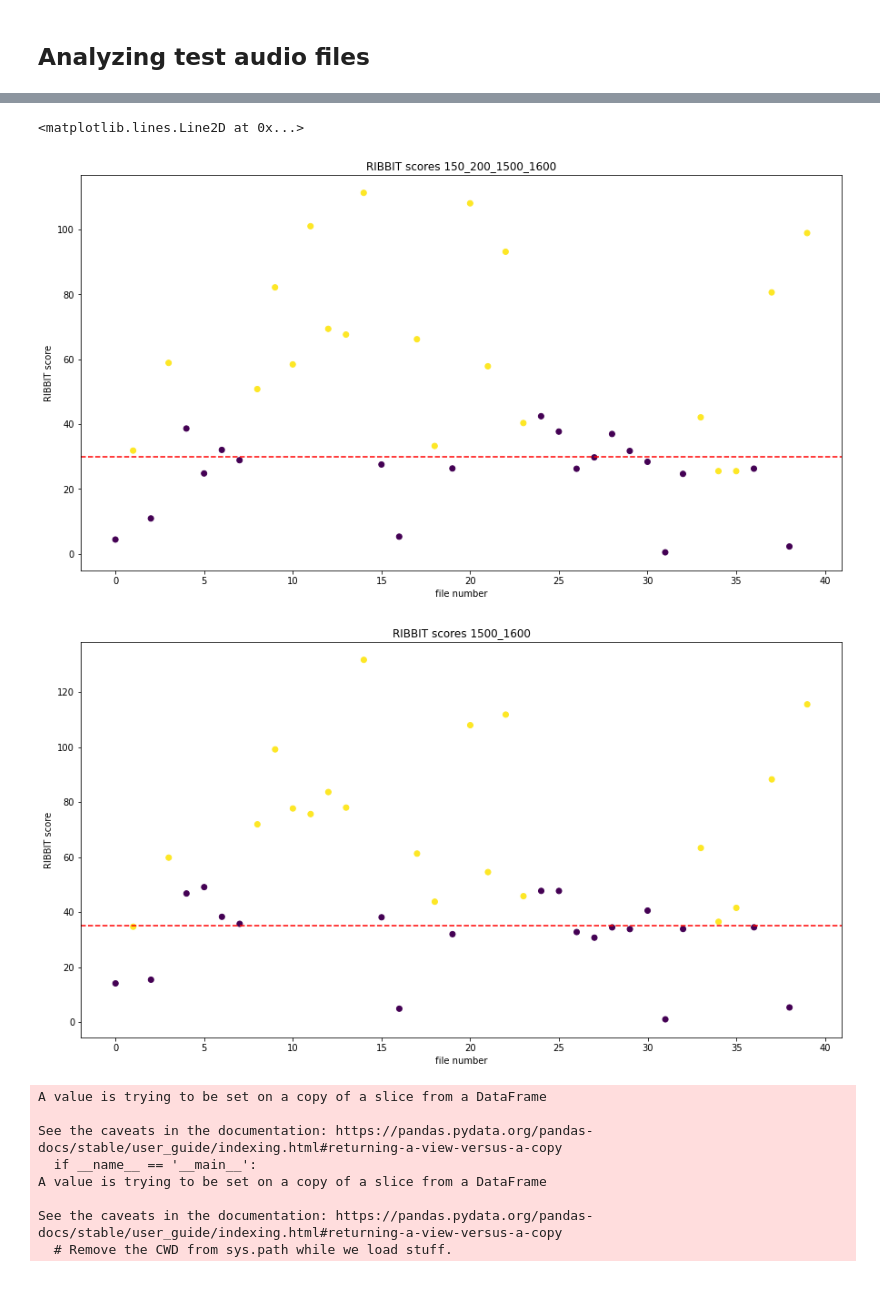
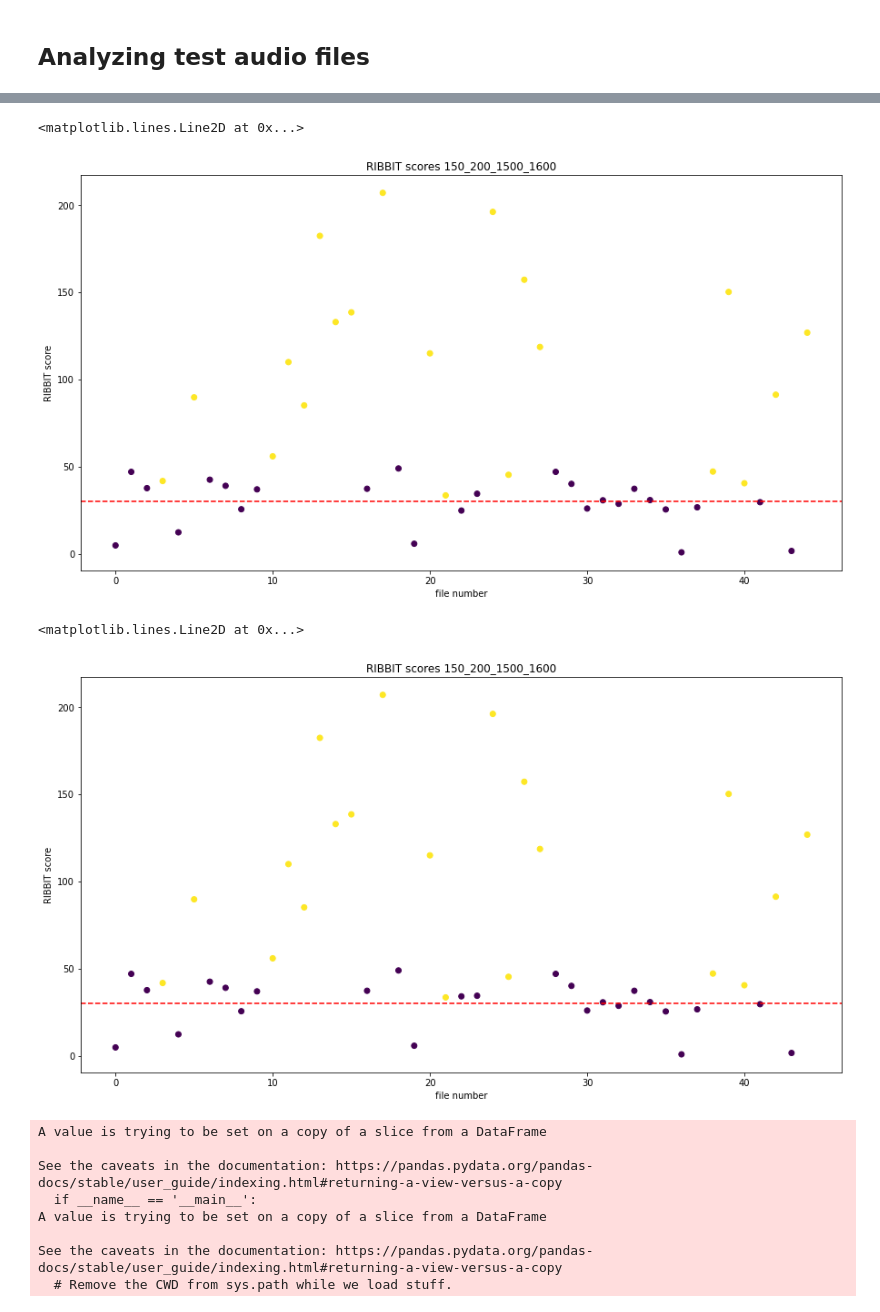
Before and after one commit to mayalapp/ga-frog-id, a Jupyter notebook: python-ribbit/test_RIBBIT.ipynb, the cells around one changed output, grey strips where cells are left out. Saved outputs shown, nothing was run; the diff lists cells and outputs as text; code cells hidden in the pictures.

Commit message:
Test different pulse rate

```diff
--- a/python-ribbit/test_RIBBIT.ipynb
+++ b/python-ribbit/test_RIBBIT.ipynb
@@ -29,25 +29,22 @@ pd.set_option('display.precision', 2)
 ## Set parameters
 # %%
 # minimum and maximum rate of pulsing (pulses per second) to search for
-pulse_rate_range = [20,27]
+pulse_rate_range = [14,28] # previously [20,27] this range may catch a few more frogs without much more false positives
 
 # look for a vocalization in the range of 1000-2000 Hz
 signal_band = [600,800]
 
 # subtract the amplitude signal from these frequency ranges
 noise_bands = [[150,200], [1500,1600]]
-noise_bands = [[1500,1600]]
+#noise_bands = [[1500,1600]]
 
 
 #divides the signal into segments this many seconds long, analyzes each independently
-clip_duration = 0.5 #seconds
-clip_overlap = 0 #seconds
+clip_duration = 1 #seconds
+clip_overlap = 0.5 #seconds
 
 #if True, it will show the power spectrum plot for each audio segment
 show_plots = True
-
-pond = "402"
-year = "2020"
 # %% [markdown]
 ## Analyzing test audio files
 # %%
@@ -91,7 +88,7 @@ for path in df.index:
 
     if checkpoint % 100 == 0:
         print("Finished file number ", checkpoint, "/nFile name: ", path)
-        df.sort_values(by='score',ascending=False).head(1)
+        print(df.sort_values(by='score',ascending=False).head(1))
         df.to_csv(csv_file_name)
 
 
@@ -152,24 +149,27 @@ RS_noise_150_200_1500_1600 = df
 # %%
 # plot the score vs time of each window
 plt.figure(1)
-df = RS_noise_150_200_1500_1600
+#df = RS_noise_150_200_1500_1600
 plt.scatter(range(0,len(df)),df['score'], c = df['label'])
 plt.xlabel('file number')
 plt.ylabel('RIBBIT score')
 plt.title('RIBBIT scores 150_200_1500_1600')
 plt.axhline(y=30, color='r', linestyle='--')
-
-plt.figure(2)
-df = RS_noise_1500_1600
-plt.scatter(range(0,len(df)),df['score'], c = df['label'])
-plt.xlabel('file number')
-plt.ylabel('RIBBIT score')
-plt.title('RIBBIT scores 1500_1600')
-plt.axhline(y=35, color='r', linestyle='--')
 # %% [output]
 <matplotlib.lines.Line2D at 0x...>
-[figure, old version]
+[figure, new version]
-[figure, removed]
+# %%
+# plot the score vs time of each window
+plt.figure(1)
+#df = RS_noise_150_200_1500_1600
+plt.scatter(range(0,len(df)),df['score'], c = df['label'])
+plt.xlabel('file number')
+plt.ylabel('RIBBIT score')
+plt.title('RIBBIT scores 150_200_1500_1600')
+plt.axhline(y=30, color='r', linestyle='--')
+# %% [output]
+<matplotlib.lines.Line2D at 0x...>
+[figure, added]
 # %%
 precision_recall_df = pd.DataFrame(columns = ['cutoff', 'precision', 'recall'])
 precision_recall_df['cutoff'] = range(10,60)
```
Also changed, not shown: parts of 3 cells of this notebook, 7 other files.
